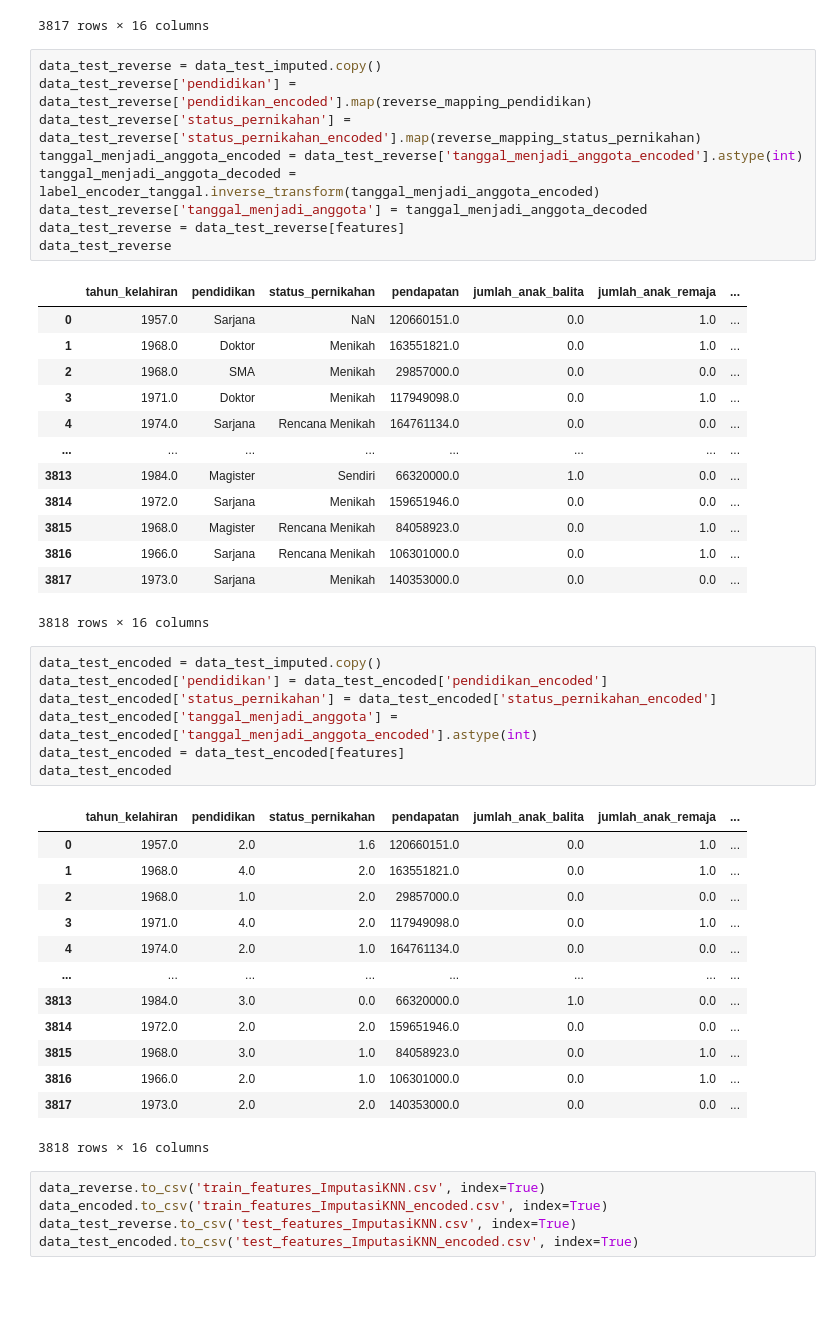
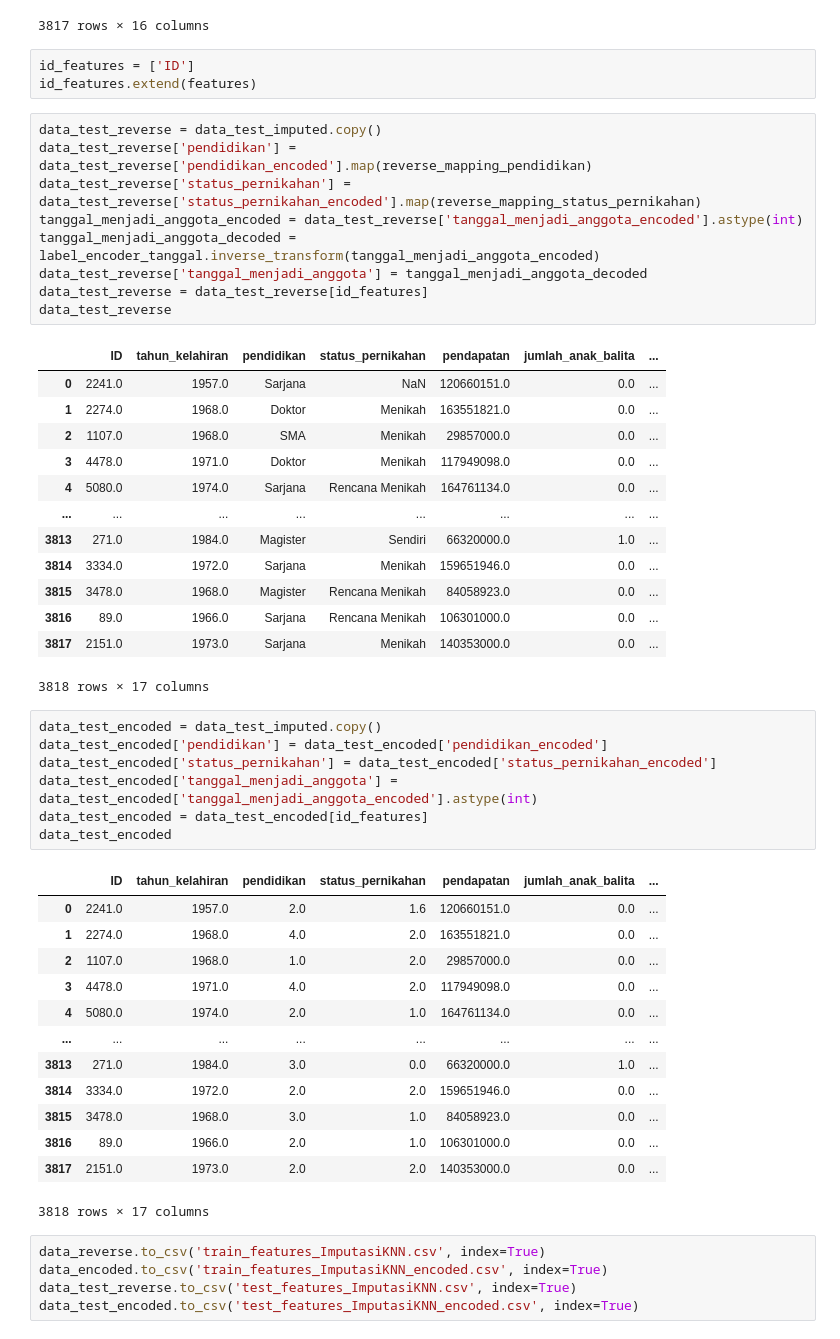
Before and after one commit to drtaufiqh/coba-coba-coba, a Jupyter notebook: PreprocessingData.ipynb, the cells around one changed output. Cells and saved outputs as stored; diff of their text form; blank space fills up the shorter version.

```diff
--- a/PreprocessingData.ipynb
+++ b/PreprocessingData.ipynb
@@ -440,50 +440,53 @@ data_encoded
 | 3815 | 1957.0 | 1.0 | 1.0 | 110850000.0 | 1.0 | 1.0 | ... |
 | 3816 | 1961.0 | 2.0 | 2.0 | 130512000.0 | 0.0 | 0.0 | ... |
 3817 rows × 16 columns
+# %%
+id_features = ['ID']
+id_features.extend(features)
 # %%
 data_test_reverse = data_test_imputed.copy()
 data_test_reverse['pendidikan'] = data_test_reverse['pendidikan_encoded'].map(reverse_mapping_pendidikan)
 data_test_reverse['status_pernikahan'] = data_test_reverse['status_pernikahan_encoded'].map(reverse_mapping_status_pernikahan)
 tanggal_menjadi_anggota_encoded = data_test_reverse['tanggal_menjadi_anggota_encoded'].astype(int)
 tanggal_menjadi_anggota_decoded = label_encoder_tanggal.inverse_transform(tanggal_menjadi_anggota_encoded)
 data_test_reverse['tanggal_menjadi_anggota'] = tanggal_menjadi_anggota_decoded
-data_test_reverse = data_test_reverse[features]
+data_test_reverse = data_test_reverse[id_features]
 data_test_reverse
 # %% [output]
-|  | tahun_kelahiran | pendidikan | status_pernikahan | pendapatan | jumlah_anak_balita | jumlah_anak_remaja | ... |
-| 0 | 1957.0 | Sarjana | NaN | 120660151.0 | 0.0 | 1.0 | ... |
-| 1 | 1968.0 | Doktor | Menikah | 163551821.0 | 0.0 | 1.0 | ... |
-| 2 | 1968.0 | SMA | Menikah | 29857000.0 | 0.0 | 0.0 | ... |
-| 3 | 1971.0 | Doktor | Menikah | 117949098.0 | 0.0 | 1.0 | ... |
-| 4 | 1974.0 | Sarjana | Rencana Menikah | 164761134.0 | 0.0 | 0.0 | ... |
+|  | ID | tahun_kelahiran | pendidikan | status_pernikahan | pendapatan | jumlah_anak_balita | ... |
+| 0 | 2241.0 | 1957.0 | Sarjana | NaN | 120660151.0 | 0.0 | ... |
+| 1 | 2274.0 | 1968.0 | Doktor | Menikah | 163551821.0 | 0.0 | ... |
+| 2 | 1107.0 | 1968.0 | SMA | Menikah | 29857000.0 | 0.0 | ... |
+| 3 | 4478.0 | 1971.0 | Doktor | Menikah | 117949098.0 | 0.0 | ... |
+| 4 | 5080.0 | 1974.0 | Sarjana | Rencana Menikah | 164761134.0 | 0.0 | ... |
 | ... | ... | ... | ... | ... | ... | ... | ... |
-| 3813 | 1984.0 | Magister | Sendiri | 66320000.0 | 1.0 | 0.0 | ... |
-| 3814 | 1972.0 | Sarjana | Menikah | 159651946.0 | 0.0 | 0.0 | ... |
-| 3815 | 1968.0 | Magister | Rencana Menikah | 84058923.0 | 0.0 | 1.0 | ... |
-| 3816 | 1966.0 | Sarjana | Rencana Menikah | 106301000.0 | 0.0 | 1.0 | ... |
-| 3817 | 1973.0 | Sarjana | Menikah | 140353000.0 | 0.0 | 0.0 | ... |
+| 3813 | 271.0 | 1984.0 | Magister | Sendiri | 66320000.0 | 1.0 | ... |
+| 3814 | 3334.0 | 1972.0 | Sarjana | Menikah | 159651946.0 | 0.0 | ... |
+| 3815 | 3478.0 | 1968.0 | Magister | Rencana Menikah | 84058923.0 | 0.0 | ... |
+| 3816 | 89.0 | 1966.0 | Sarjana | Rencana Menikah | 106301000.0 | 0.0 | ... |
+| 3817 | 2151.0 | 1973.0 | Sarjana | Menikah | 140353000.0 | 0.0 | ... |
-3818 rows × 16 columns
+3818 rows × 17 columns
 # %%
 data_test_encoded = data_test_imputed.copy()
 data_test_encoded['pendidikan'] = data_test_encoded['pendidikan_encoded']
 data_test_encoded['status_pernikahan'] = data_test_encoded['status_pernikahan_encoded']
 data_test_encoded['tanggal_menjadi_anggota'] = data_test_encoded['tanggal_menjadi_anggota_encoded'].astype(int)
-data_test_encoded = data_test_encoded[features]
+data_test_encoded = data_test_encoded[id_features]
 data_test_encoded
 # %% [output]
-|  | tahun_kelahiran | pendidikan | status_pernikahan | pendapatan | jumlah_anak_balita | jumlah_anak_remaja | ... |
-| 0 | 1957.0 | 2.0 | 1.6 | 120660151.0 | 0.0 | 1.0 | ... |
-| 1 | 1968.0 | 4.0 | 2.0 | 163551821.0 | 0.0 | 1.0 | ... |
-| 2 | 1968.0 | 1.0 | 2.0 | 29857000.0 | 0.0 | 0.0 | ... |
-| 3 | 1971.0 | 4.0 | 2.0 | 117949098.0 | 0.0 | 1.0 | ... |
-| 4 | 1974.0 | 2.0 | 1.0 | 164761134.0 | 0.0 | 0.0 | ... |
+|  | ID | tahun_kelahiran | pendidikan | status_pernikahan | pendapatan | jumlah_anak_balita | ... |
+| 0 | 2241.0 | 1957.0 | 2.0 | 1.6 | 120660151.0 | 0.0 | ... |
+| 1 | 2274.0 | 1968.0 | 4.0 | 2.0 | 163551821.0 | 0.0 | ... |
+| 2 | 1107.0 | 1968.0 | 1.0 | 2.0 | 29857000.0 | 0.0 | ... |
+| 3 | 4478.0 | 1971.0 | 4.0 | 2.0 | 117949098.0 | 0.0 | ... |
+| 4 | 5080.0 | 1974.0 | 2.0 | 1.0 | 164761134.0 | 0.0 | ... |
 | ... | ... | ... | ... | ... | ... | ... | ... |
-| 3813 | 1984.0 | 3.0 | 0.0 | 66320000.0 | 1.0 | 0.0 | ... |
-| 3814 | 1972.0 | 2.0 | 2.0 | 159651946.0 | 0.0 | 0.0 | ... |
-| 3815 | 1968.0 | 3.0 | 1.0 | 84058923.0 | 0.0 | 1.0 | ... |
-| 3816 | 1966.0 | 2.0 | 1.0 | 106301000.0 | 0.0 | 1.0 | ... |
-| 3817 | 1973.0 | 2.0 | 2.0 | 140353000.0 | 0.0 | 0.0 | ... |
+| 3813 | 271.0 | 1984.0 | 3.0 | 0.0 | 66320000.0 | 1.0 | ... |
+| 3814 | 3334.0 | 1972.0 | 2.0 | 2.0 | 159651946.0 | 0.0 | ... |
+| 3815 | 3478.0 | 1968.0 | 3.0 | 1.0 | 84058923.0 | 0.0 | ... |
+| 3816 | 89.0 | 1966.0 | 2.0 | 1.0 | 106301000.0 | 0.0 | ... |
+| 3817 | 2151.0 | 1973.0 | 2.0 | 2.0 | 140353000.0 | 0.0 | ... |
-3818 rows × 16 columns
+3818 rows × 17 columns
 # %%
 data_reverse.to_csv('train_features_ImputasiKNN.csv', index=True)
 data_encoded.to_csv('train_features_ImputasiKNN_encoded.csv', index=True)
```
Also changed, not shown: 2 other files.
